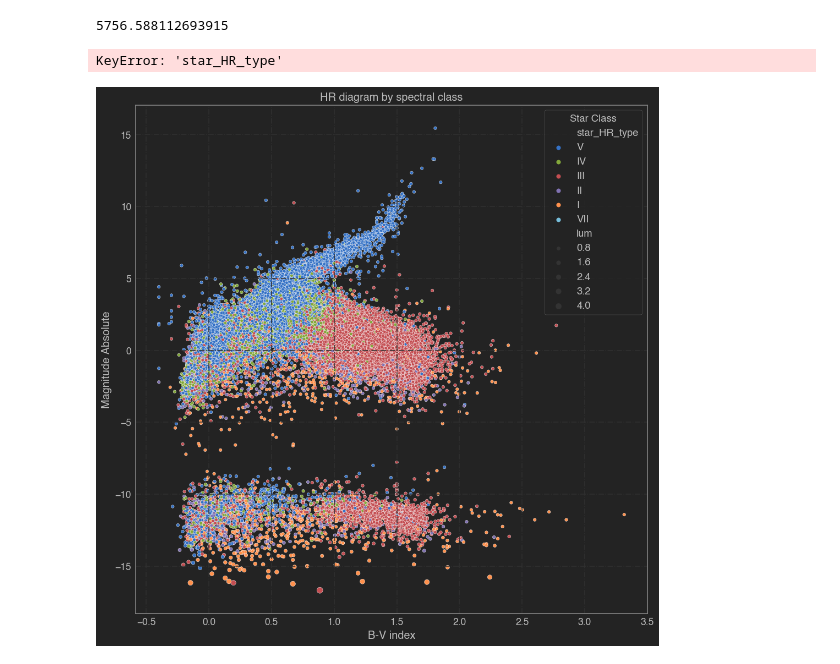
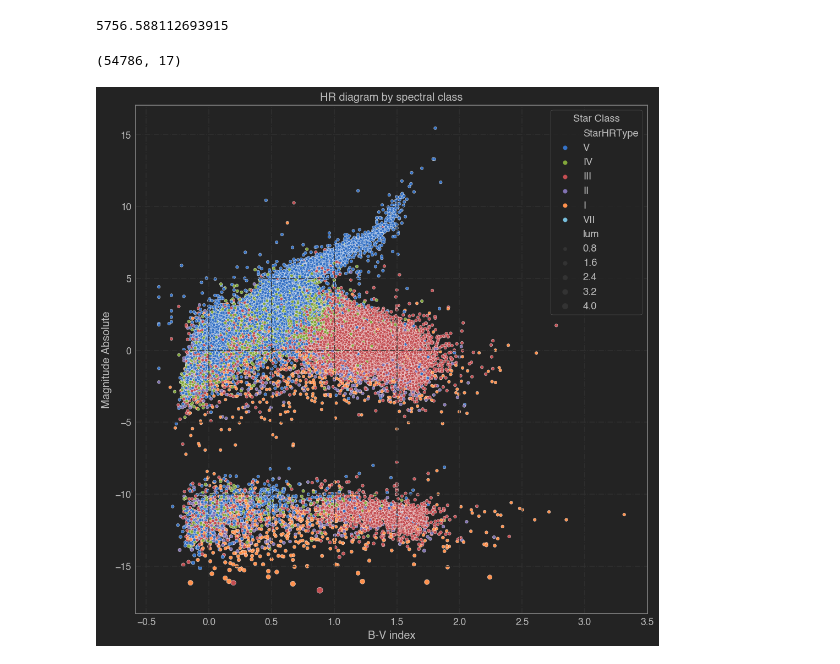
Before and after one commit to Nymeria44/Unreal-Laika, a Jupyter notebook: Database_preperation/database_transform.ipynb, the cells around one changed output. Cells and saved outputs as stored; diff of their text form; code cells hidden in the pictures.

```diff
--- a/Database_preperation/database_transform.ipynb
+++ b/Database_preperation/database_transform.ipynb
@@ -37,27 +37,24 @@ stars_df["radius"] = solar_temp*solar_temp/stars_df["temp_calculated"].pow(2) *
 # %% [output]
 5756.588112693915
 # %%
-stars_plotted = stars_df[stars_df["star_HR_type"].notna()]
+stars_plotted = stars_df[stars_df["StarHRType"].notna()]
 stars_plotted.shape
-
-print(stars_plotted["lum"].shape)
-print(stars_df["lum"].shape)
 # %% [output]
-KeyError: 'star_HR_type'
+(54786, 17)
 # %%
 jtplot.style(theme='monokai', gridlines= '-.',figsize=(15,15))
 
-sns.scatterplot(data = stars_plotted, x = 'ci', y = 'absmag', hue="star_HR_type", size="lum")
+sns.scatterplot(data = stars_plotted, x = 'ci', y = 'absmag', hue="StarHRType", size="lum")
 plt.title('HR diagram by spectral class')
 plt.legend(title = 'Star Class', fontsize = 'medium', title_fontsize = 'medium')
 
 plt.xlabel('B-V index')
 plt.ylabel('Magnitude Absolute')
 
 plt.tight_layout
 plt.show()
 # %% [output]
-[figure, old version]
+[figure, new version]
 # %%
 def bv2rgb(bv):
     # bv is the B-V colour index of a star
```
Also changed, not shown: parts of 2 cells of this notebook, 1 other file.
